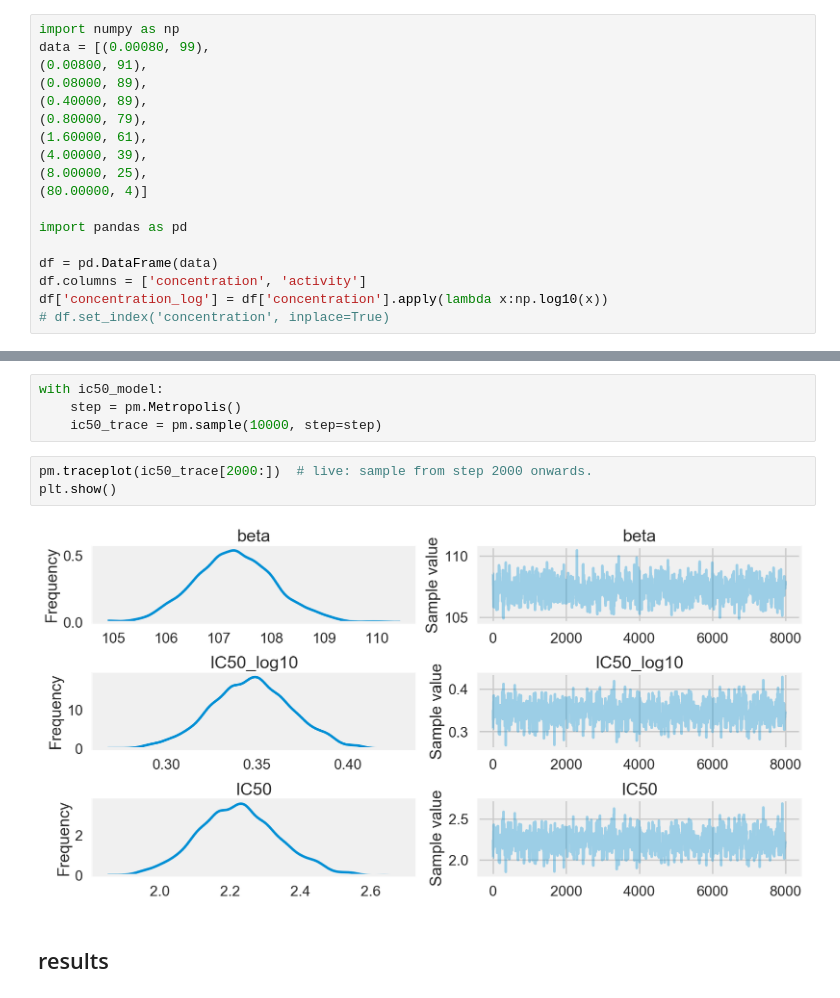
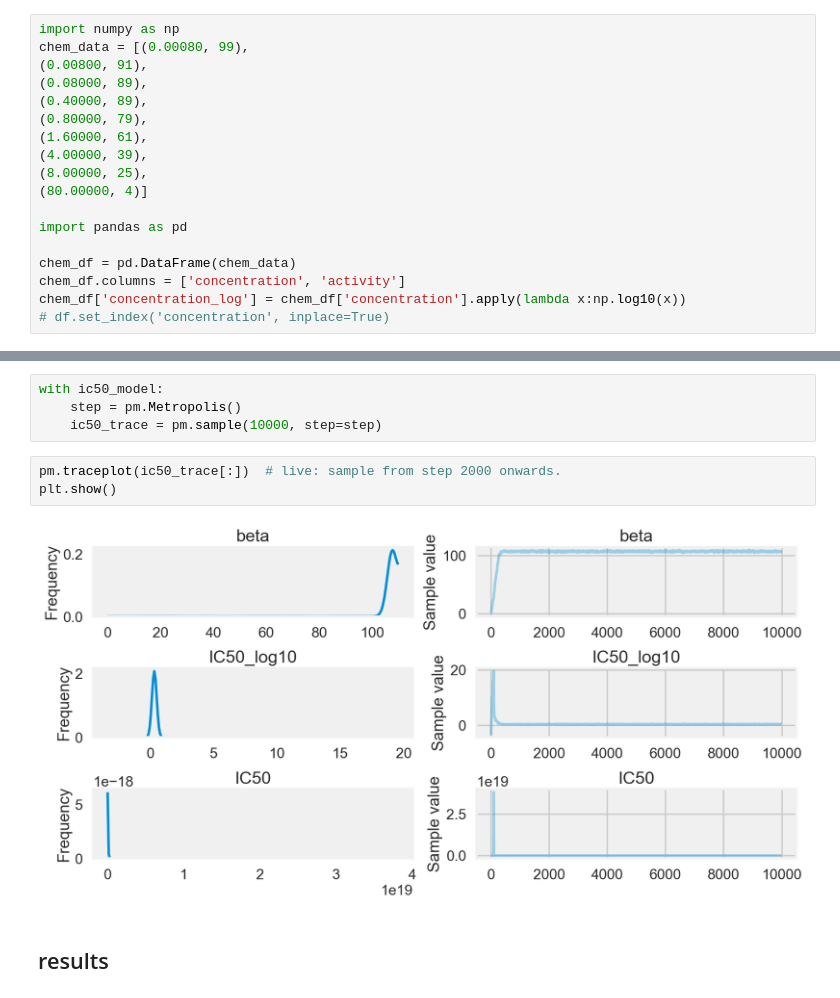
Before and after one commit to ericmjl/bayesian-stats-talk, a Jupyter notebook: slides.ipynb, the cells around one changed output, grey strips where cells are left out. Cells and saved outputs as stored; diff of their text form.

```diff
--- a/slides.ipynb
+++ b/slides.ipynb
@@ -153,6 +161,6 @@ we are interested in the **IC<sub>50</sub>** of the molecule.
 # %%
 import numpy as np
-data = [(0.00080, 99),
+chem_data = [(0.00080, 99),
 (0.00800, 91),
 (0.08000, 89),
 (0.40000, 89),
@@ -164,9 +172,9 @@ data = [(0.00080, 99),
 
 import pandas as pd
 
-df = pd.DataFrame(data)
-df.columns = ['concentration', 'activity']
-df['concentration_log'] = df['concentration'].apply(lambda x:np.log10(x))
+chem_df = pd.DataFrame(chem_data)
+chem_df.columns = ['concentration', 'activity']
+chem_df['concentration_log'] = chem_df['concentration'].apply(lambda x:np.log10(x))
 # df.set_index('concentration', inplace=True)
 # %% [markdown]
 ## parameterized problem
@@ -213,10 +226,10 @@ with ic50_model:
     step = pm.Metropolis()
     ic50_trace = pm.sample(10000, step=step)
 # %%
-pm.traceplot(ic50_trace[2000:])  # live: sample from step 2000 onwards.
+pm.traceplot(ic50_trace[:])  # live: sample from step 2000 onwards.
 plt.show()
 # %% [output]
-[figure, old version]
+[figure, new version]
 # %% [markdown]
 ## results
 # %%
```
Also changed, not shown: parts of 28 cells of this notebook, 2 other files.
